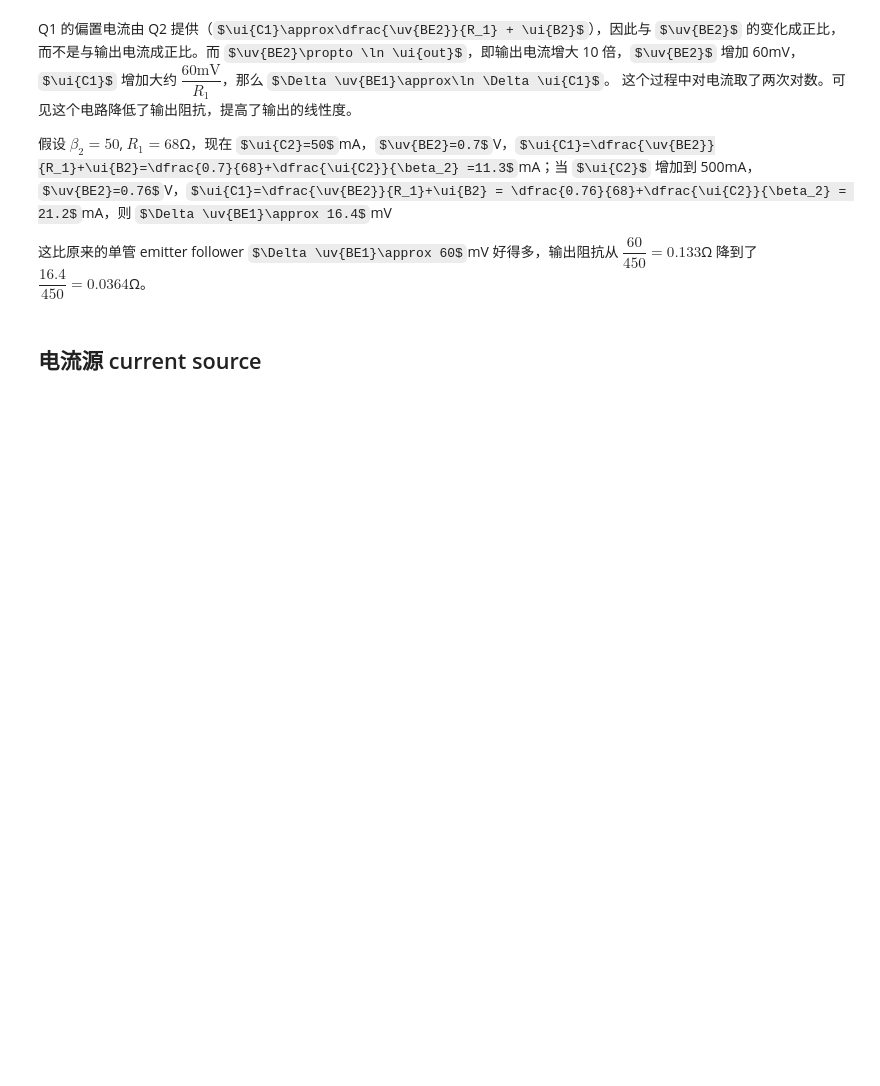
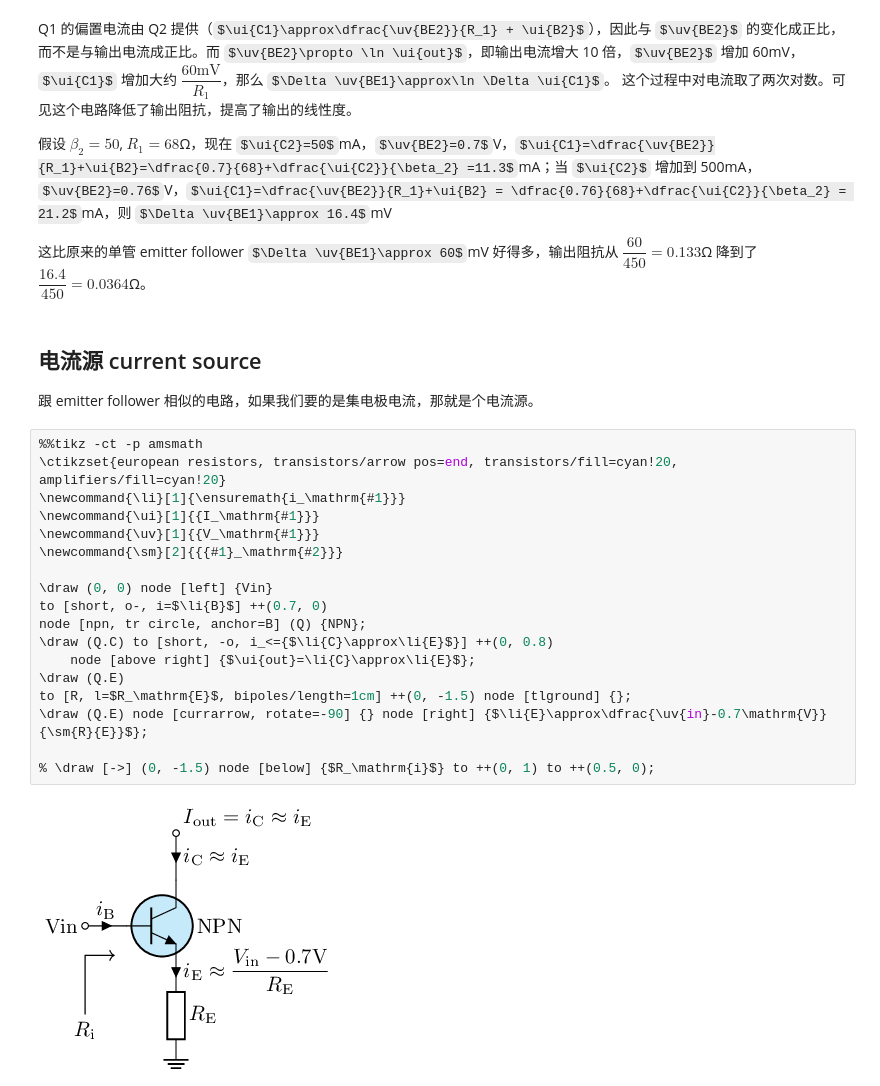
Before and after one commit to chenshuo/nuedc, a Jupyter notebook: docs/bjt-circuits.ipynb, the cells around one changed output. Cells and saved outputs as stored; diff of their text form; some formulas as TeX source; blank space fills up the shorter version.

```diff
--- a/docs/bjt-circuits.ipynb
+++ b/docs/bjt-circuits.ipynb
@@ -424,3 +432,25 @@ Q1 的偏置电流由 Q2 提供（$\ui{C1}\approx\dfrac{\uv{BE2}}{R_1} + \ui{B2}
 这比原来的单管 emitter follower $\Delta \uv{BE1}\approx 60$mV 好得多，输出阻抗从 $\dfrac{60}{450}=0.133$Ω 降到了 $\dfrac{16.4}{450}=0.0364$Ω。
 # %% [markdown]
 ## 电流源 current source
+
+跟 emitter follower 相似的电路，如果我们要的是集电极电流，那就是个电流源。
+# %%
+%%tikz -ct -p amsmath
+\ctikzset{european resistors, transistors/arrow pos=end, transistors/fill=cyan!20, amplifiers/fill=cyan!20}
+\newcommand{\li}[1]{\ensuremath{i_\mathrm{#1}}}
+\newcommand{\ui}[1]{{I_\mathrm{#1}}}
+\newcommand{\uv}[1]{{V_\mathrm{#1}}}
+\newcommand{\sm}[2]{{{#1}_\mathrm{#2}}}
+
+\draw (0, 0) node [left] {Vin}
+to [short, o-, i=$\li{B}$] ++(0.7, 0)
+node [npn, tr circle, anchor=B] (Q) {NPN};
+\draw (Q.C) to [short, -o, i_<={$\li{C}\approx\li{E}$}] ++(0, 0.8)
+    node [above right] {$\ui{out}=\li{C}\approx\li{E}$};
+\draw (Q.E)
+to [R, l=$R_\mathrm{E}$, bipoles/length=1cm] ++(0, -1.5) node [tlground] {};
+\draw (Q.E) node [currarrow, rotate=-90] {} node [right] {$\li{E}\approx\dfrac{\uv{in}-0.7\mathrm{V}}{\sm{R}{E}}$};
+
+% \draw [->] (0, -1.5) node [below] {$R_\mathrm{i}$} to ++(0, 1) to ++(0.5, 0);
+# %% [output]
+[figure, added]
```
Also changed, not shown: parts of 20 cells of this notebook.
